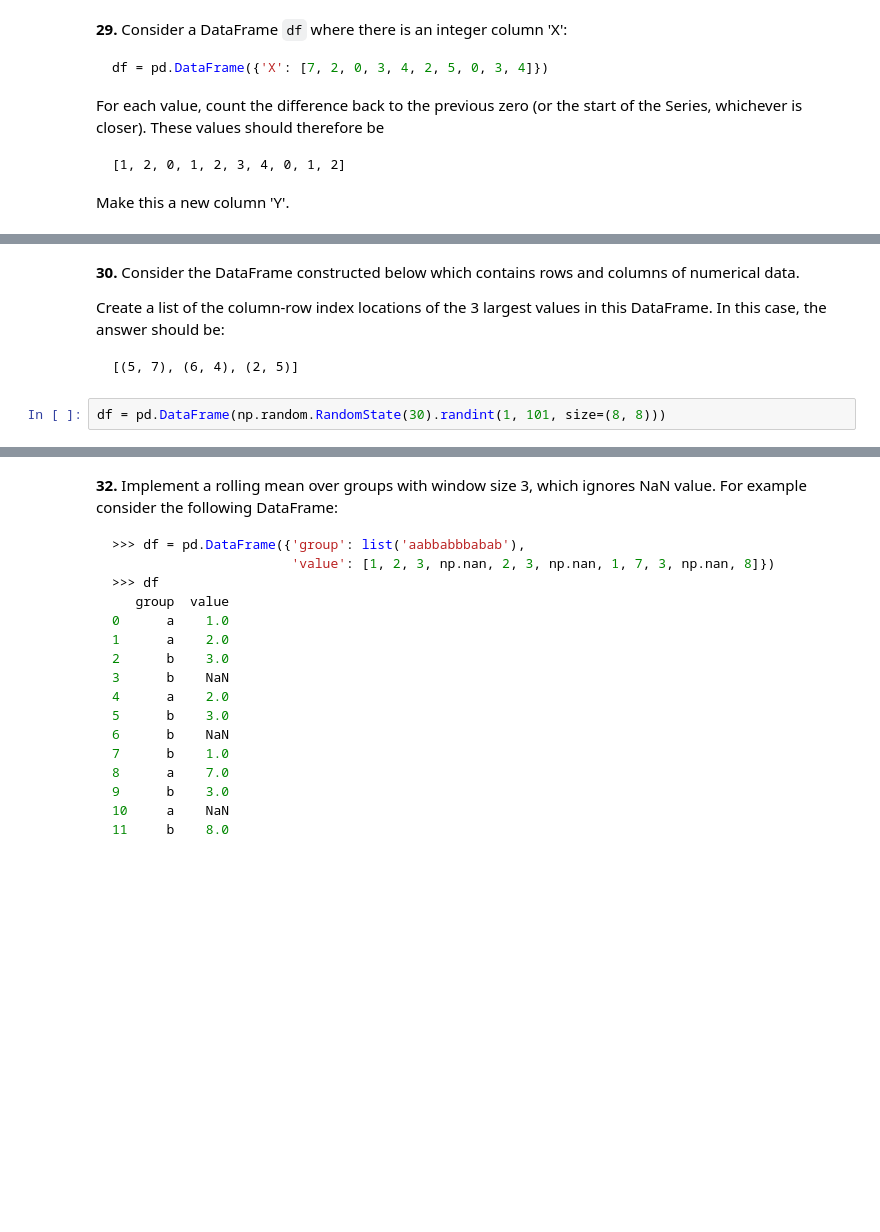
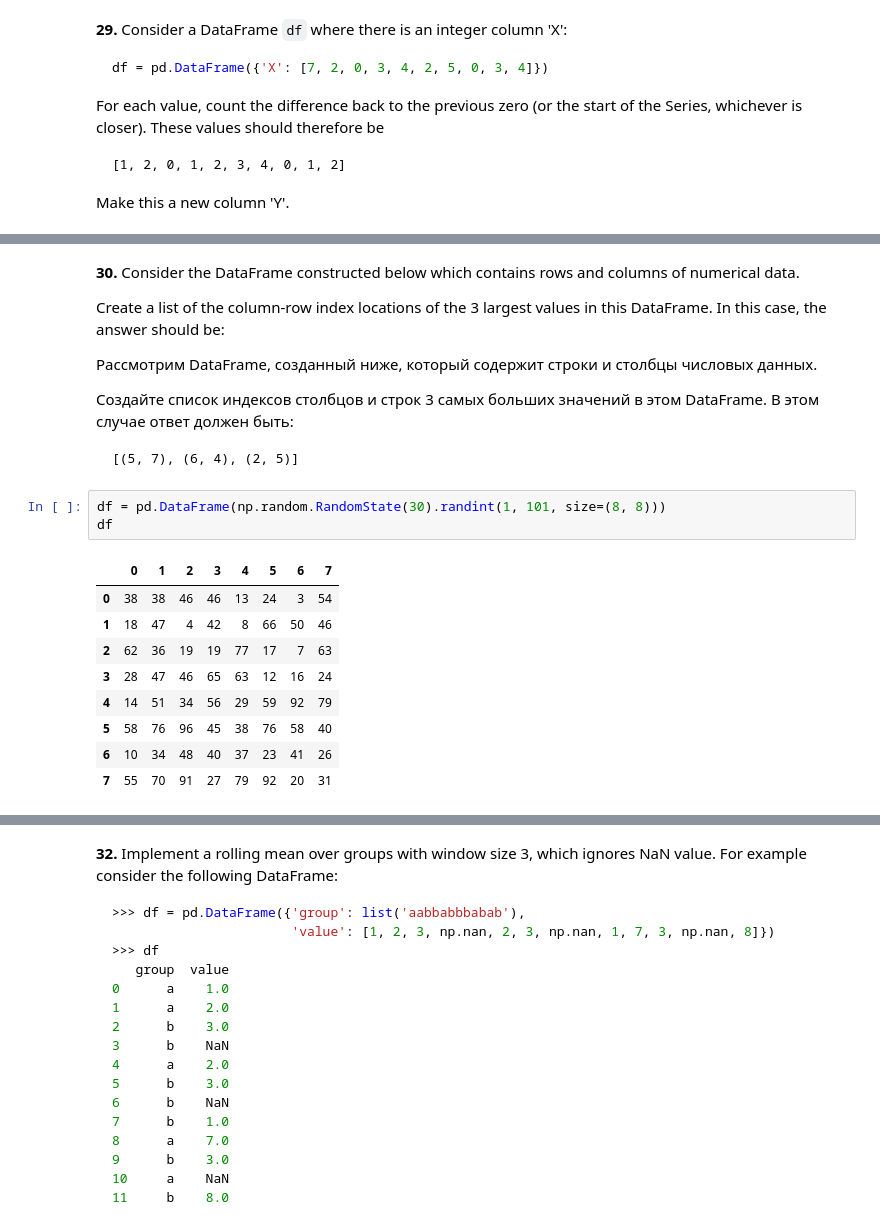
Before and after one commit to sbaranovn/100-pandas-puzzles, a Jupyter notebook: 100-pandas-puzzles.ipynb, the cells around one changed output, grey strips where cells are left out. Saved outputs shown, nothing was run; the diff lists cells and outputs as text; blank space fills up the shorter version.

````diff
--- a/100-pandas-puzzles.ipynb
+++ b/100-pandas-puzzles.ipynb
@@ -463,8 +499,24 @@ Make this a new column 'Y'.
 **30.** Consider the DataFrame constructed below which contains rows and columns of numerical data.
 
 Create a list of the column-row index locations of the 3 largest values in this DataFrame. In this case, the answer should be:
+
+Рассмотрим DataFrame, созданный ниже, который содержит строки и столбцы числовых данных.
+
+Создайте список индексов столбцов и строк 3 самых больших значений в этом DataFrame. В этом случае ответ должен быть:
+
 ```
 [(5, 7), (6, 4), (2, 5)]
 ```
 # %%
 df = pd.DataFrame(np.random.RandomState(30).randint(1, 101, size=(8, 8)))
+df
+# %% [output]
+|  | 0 | 1 | 2 | 3 | 4 | 5 | 6 | 7 |
+| 0 | 38 | 38 | 46 | 46 | 13 | 24 | 3 | 54 |
+| 1 | 18 | 47 | 4 | 42 | 8 | 66 | 50 | 46 |
+| 2 | 62 | 36 | 19 | 19 | 77 | 17 | 7 | 63 |
+| 3 | 28 | 47 | 46 | 65 | 63 | 12 | 16 | 24 |
+| 4 | 14 | 51 | 34 | 56 | 29 | 59 | 92 | 79 |
+| 5 | 58 | 76 | 96 | 45 | 38 | 76 | 58 | 40 |
+| 6 | 10 | 34 | 48 | 40 | 37 | 23 | 41 | 26 |
+| 7 | 55 | 70 | 91 | 27 | 79 | 92 | 20 | 31 |
````
Also changed, not shown: parts of 9 cells of this notebook, 1 other file.
